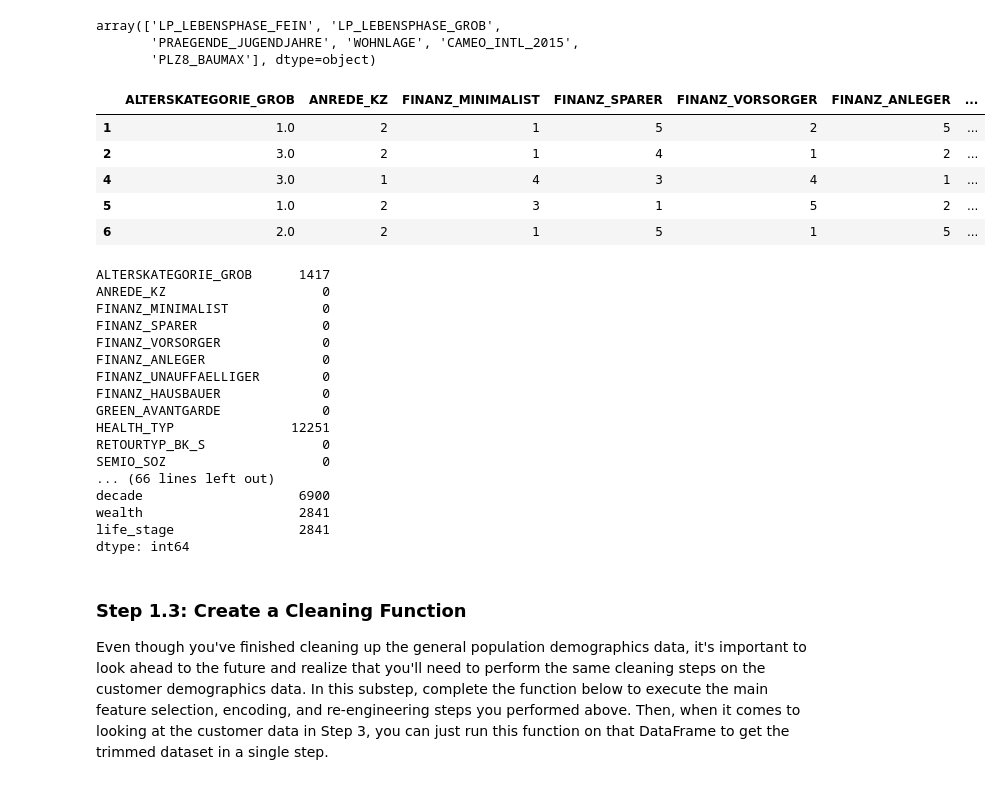
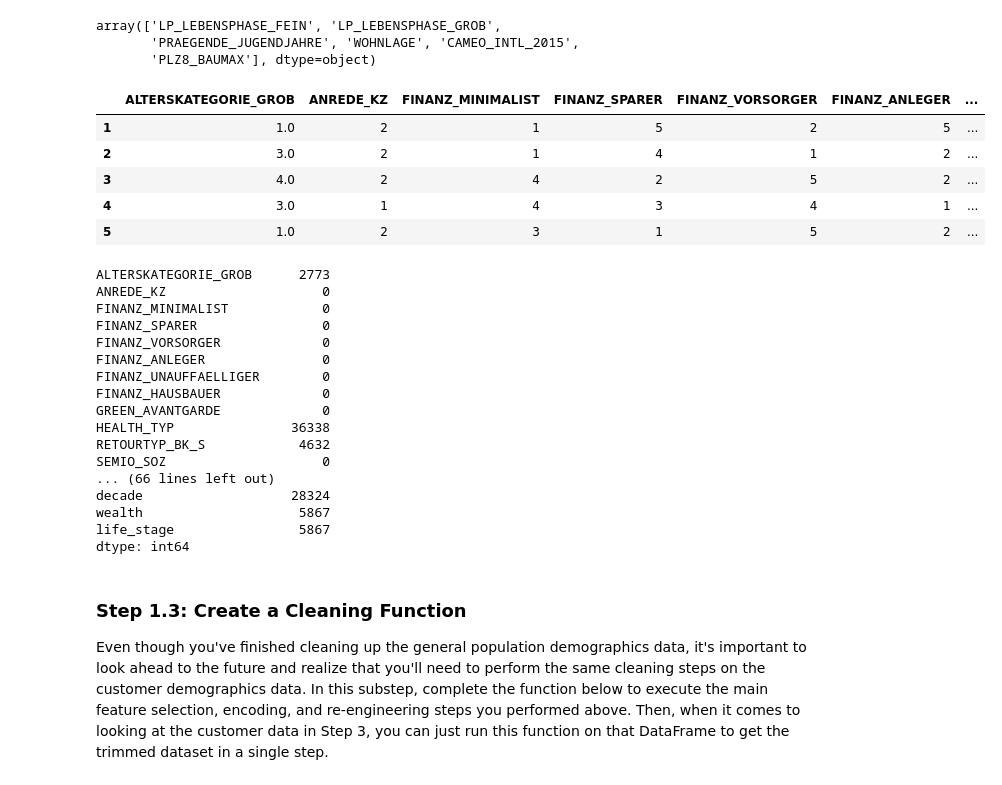
Before and after one commit to phuonghoathu/Identify_Customer_Segments, a Jupyter notebook: Identify_Customer_Segments.ipynb, the cells around one changed output. Cells and saved outputs as stored; diff of their text form; code cells hidden in the pictures.

```diff
--- a/Identify_Customer_Segments.ipynb
+++ b/Identify_Customer_Segments.ipynb
@@ -583,7 +583,7 @@ Dominating movement of person's youth (avantgarde vs. mainstream; east vs. west)
 - 15: 90s - ecological awareness (Avantgarde, E+W)
 # %%
 movement_mainstream = [1,3,5,8,10,12,14]
-subset_missing_lt_5['movement'] = subset_missing_lt_5['PRAEGENDE_JUGENDJAHRE'].apply(lambda x: 1 if x in movement_mainstream else 0)
+subset_missing_lt_20['movement'] = subset_missing_lt_20['PRAEGENDE_JUGENDJAHRE'].apply(lambda x: 1 if x in movement_mainstream else 0)
 # %%
 def decade_norm(value):
     if value in [1,2]:
@@ -601,7 +601,7 @@ def decade_norm(value):
     else:
         return np.NaN
 
-subset_missing_lt_5['decade'] = subset_missing_lt_5['PRAEGENDE_JUGENDJAHRE'].apply(decade_norm)
+subset_missing_lt_20['decade'] = subset_missing_lt_20['PRAEGENDE_JUGENDJAHRE'].apply(decade_norm)
 # %% [markdown]
 ### Information get from Data_Dictionary.md
 CAMEO_INTL_2015
@@ -636,6 +636,6 @@ German CAMEO: Wealth / Life Stage Typology, mapped to international code
 - XX: unknown
 # %%
 # Investigate "CAMEO_INTL_2015" and engineer two new variables.
-subset_missing_lt_5['wealth'] = subset_missing_lt_5['CAMEO_INTL_2015'].apply(lambda x: int(x[0]) if (len(str(x))==2 and x.isdigit()) else x)
-subset_missing_lt_5['life_stage'] = subset_missing_lt_5['CAMEO_INTL_2015'].apply(lambda x: int(x[1]) if (len(str(x))==2 and x.isdigit()) else x)
+subset_missing_lt_20['wealth'] = subset_missing_lt_20['CAMEO_INTL_2015'].apply(lambda x: int(x[0]) if (len(str(x))==2 and x.isdigit()) else x)
+subset_missing_lt_20['life_stage'] = subset_missing_lt_20['CAMEO_INTL_2015'].apply(lambda x: int(x[1]) if (len(str(x))==2 and x.isdigit()) else x)
 # %%
@@ -702,22 +702,22 @@ array(['LP_LEBENSPHASE_FEIN', 'LP_LEBENSPHASE_GROB',
        'PRAEGENDE_JUGENDJAHRE', 'WOHNLAGE', 'CAMEO_INTL_2015',
        'PLZ8_BAUMAX'], dtype=object)
 # %%
-subset_missing_lt_5.drop(mixed_features_tmp, axis=1, inplace=True)
+subset_missing_lt_20.drop(mixed_features_tmp, axis=1, inplace=True)
 # %%
 # Do whatever you need to in order to ensure that the dataframe only contains
 # the columns that should be passed to the algorithm functions.
-subset_missing_lt_5.head()
+subset_missing_lt_20.head()
 # %% [output]
 |  | ALTERSKATEGORIE_GROB | ANREDE_KZ | FINANZ_MINIMALIST | FINANZ_SPARER | FINANZ_VORSORGER | FINANZ_ANLEGER | ... |
 | 1 | 1.0 | 2 | 1 | 5 | 2 | 5 | ... |
 | 2 | 3.0 | 2 | 1 | 4 | 1 | 2 | ... |
+| 3 | 4.0 | 2 | 4 | 2 | 5 | 2 | ... |
 | 4 | 3.0 | 1 | 4 | 3 | 4 | 1 | ... |
 | 5 | 1.0 | 2 | 3 | 1 | 5 | 2 | ... |
-| 6 | 2.0 | 2 | 1 | 5 | 1 | 5 | ... |
 # %%
-subset_missing_lt_5.isnull().sum()
+subset_missing_lt_20.isnull().sum()
 # %% [output]
-ALTERSKATEGORIE_GROB      1417
+ALTERSKATEGORIE_GROB      2773
 ANREDE_KZ                    0
 FINANZ_MINIMALIST            0
 FINANZ_SPARER                0
@@ -726,13 +726,13 @@ FINANZ_ANLEGER               0
 FINANZ_UNAUFFAELLIGER        0
 FINANZ_HAUSBAUER             0
 GREEN_AVANTGARDE             0
-HEALTH_TYP               12251
-RETOURTYP_BK_S               0
+HEALTH_TYP               36338
+RETOURTYP_BK_S            4632
 SEMIO_SOZ                    0
 ... (66 lines left out)
-decade                    6900
-wealth                    2841
-life_stage                2841
+decade                   28324
+wealth                    5867
+life_stage                5867
 dtype: int64
 # %% [markdown]
 ### Step 1.3: Create a Cleaning Function
```
Also changed, not shown: parts of 37 cells of this notebook, 1 other file.
